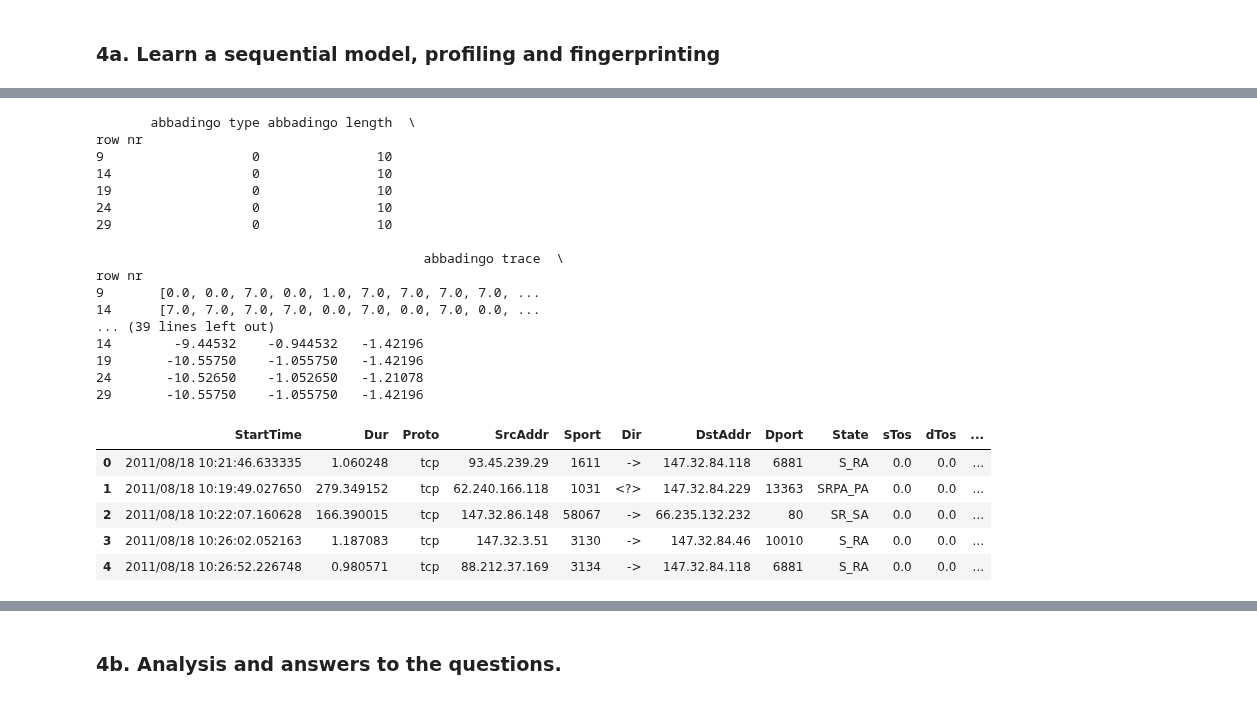
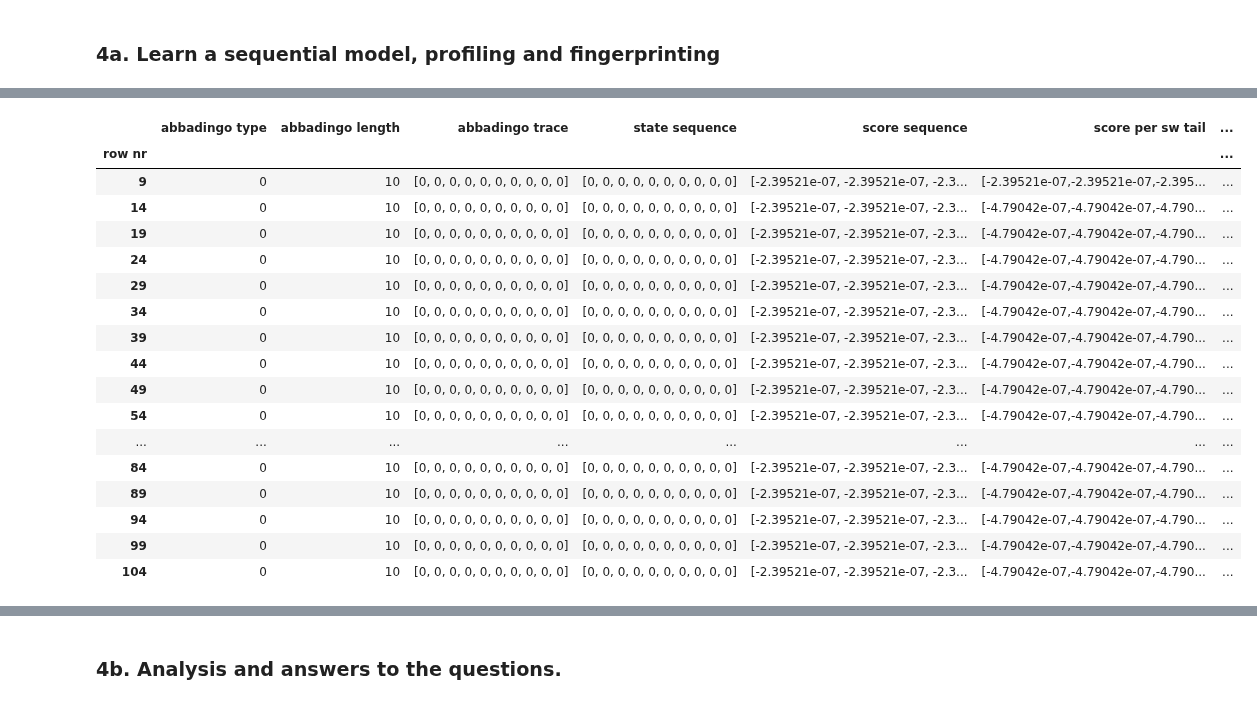
Before and after one commit to kbaran1998/CS4035-cyber-data, a Jupyter notebook: lab3/Lab3.ipynb, the cells around one changed output, grey strips where cells are left out. Drawn from its saved outputs; the diff is of its cells as text; code cells hidden in the pictures.

```diff
--- a/lab3/Lab3.ipynb
+++ b/lab3/Lab3.ipynb
@@ -700 +1070,7 @@ Next df
+# %%
+df9 = pd.read_csv("datasets/dataset_9/capture20110817.binetflow")
+df9_processed = process_df(df9.copy(), feature1, feature2, feat_map)
+
+df9_host = df9_processed[df9_processed["SrcAddr"] == selected_host].copy()
+df9_host.drop(columns=["SrcAddr"], inplace=True)
 # %%
@@ -731,39 +1125,0 @@ df_trace.rename(columns={"code": "symb"}, inplace=True)
-# %%
-from flexfringe import FlexFringe
-
-
-flexfringe = FlexFringe(
-    flexfringe_path="C:/Users/micha/Downloads/FlexFringe-latest/FlexFringe-latest/flexfringe-x64-windows.exe",
-    heuristic_name="alergia",
-    data_name="alergia_data",
-    slidingwindow=1,
-    swsize=10
-)
-
-# Learn a state machine
-flexfringe.fit(full_host_df,
-                sinkson=1,
-               sinkcount=1)
-
-# Use state machine to predict likelihoods
-host_prediction = flexfringe.predict(full_host_df)
-
-print(host_prediction.head())
-# %% [output]
-       abbadingo type abbadingo length  \
-row nr
-9                   0               10
-14                  0               10
-19                  0               10
-24                  0               10
-29                  0               10
-
-                                          abbadingo trace  \
-row nr
-9       [0.0, 0.0, 7.0, 0.0, 1.0, 7.0, 7.0, 7.0, 7.0, ...
-14      [7.0, 7.0, 7.0, 7.0, 0.0, 7.0, 0.0, 7.0, 0.0, ...
-... (39 lines left out)
-14        -9.44532    -0.944532   -1.42196
-19       -10.55750    -1.055750   -1.42196
-24       -10.52650    -1.052650   -1.21078
-29       -10.55750    -1.055750   -1.42196
@@ -772,11 +1126,26 @@ host_prediction = df.copy()
+# %%
+# Use state machine to predict likelihoods
+host_prediction = flexfringe.predict(df9_host)
 # %%
-display(host_prediction.head())
+display(host_prediction.head(20))
 # %% [output]
-|  | StartTime | Dur | Proto | SrcAddr | Sport | Dir | DstAddr | Dport | State | sTos | dTos | ... |
-| 0 | 2011/08/18 10:21:46.633335 | 1.060248 | tcp | 93.45.239.29 | 1611 | -> | 147.32.84.118 | 6881 | S_RA | 0.0 | 0.0 | ... |
-| 1 | 2011/08/18 10:19:49.027650 | 279.349152 | tcp | 62.240.166.118 | 1031 | <?> | 147.32.84.229 | 13363 | SRPA_PA | 0.0 | 0.0 | ... |
-| 2 | 2011/08/18 10:22:07.160628 | 166.390015 | tcp | 147.32.86.148 | 58067 | -> | 66.235.132.232 | 80 | SR_SA | 0.0 | 0.0 | ... |
-| 3 | 2011/08/18 10:26:02.052163 | 1.187083 | tcp | 147.32.3.51 | 3130 | -> | 147.32.84.46 | 10010 | S_RA | 0.0 | 0.0 | ... |
-| 4 | 2011/08/18 10:26:52.226748 | 0.980571 | tcp | 88.212.37.169 | 3134 | -> | 147.32.84.118 | 6881 | S_RA | 0.0 | 0.0 | ... |
+|  | abbadingo type | abbadingo length | abbadingo trace | state sequence | score sequence | score per sw tail | ... |
+| row nr |  |  |  |  |  |  | ... |
+| 9 | 0 | 10 | [0, 0, 0, 0, 0, 0, 0, 0, 0, 0] | [0, 0, 0, 0, 0, 0, 0, 0, 0, 0] | [-2.39521e-07, -2.39521e-07, -2.3... | [-2.39521e-07,-2.39521e-07,-2.395... | ... |
+| 14 | 0 | 10 | [0, 0, 0, 0, 0, 0, 0, 0, 0, 0] | [0, 0, 0, 0, 0, 0, 0, 0, 0, 0] | [-2.39521e-07, -2.39521e-07, -2.3... | [-4.79042e-07,-4.79042e-07,-4.790... | ... |
+| 19 | 0 | 10 | [0, 0, 0, 0, 0, 0, 0, 0, 0, 0] | [0, 0, 0, 0, 0, 0, 0, 0, 0, 0] | [-2.39521e-07, -2.39521e-07, -2.3... | [-4.79042e-07,-4.79042e-07,-4.790... | ... |
+| 24 | 0 | 10 | [0, 0, 0, 0, 0, 0, 0, 0, 0, 0] | [0, 0, 0, 0, 0, 0, 0, 0, 0, 0] | [-2.39521e-07, -2.39521e-07, -2.3... | [-4.79042e-07,-4.79042e-07,-4.790... | ... |
+| 29 | 0 | 10 | [0, 0, 0, 0, 0, 0, 0, 0, 0, 0] | [0, 0, 0, 0, 0, 0, 0, 0, 0, 0] | [-2.39521e-07, -2.39521e-07, -2.3... | [-4.79042e-07,-4.79042e-07,-4.790... | ... |
+| 34 | 0 | 10 | [0, 0, 0, 0, 0, 0, 0, 0, 0, 0] | [0, 0, 0, 0, 0, 0, 0, 0, 0, 0] | [-2.39521e-07, -2.39521e-07, -2.3... | [-4.79042e-07,-4.79042e-07,-4.790... | ... |
+| 39 | 0 | 10 | [0, 0, 0, 0, 0, 0, 0, 0, 0, 0] | [0, 0, 0, 0, 0, 0, 0, 0, 0, 0] | [-2.39521e-07, -2.39521e-07, -2.3... | [-4.79042e-07,-4.79042e-07,-4.790... | ... |
+| 44 | 0 | 10 | [0, 0, 0, 0, 0, 0, 0, 0, 0, 0] | [0, 0, 0, 0, 0, 0, 0, 0, 0, 0] | [-2.39521e-07, -2.39521e-07, -2.3... | [-4.79042e-07,-4.79042e-07,-4.790... | ... |
+| 49 | 0 | 10 | [0, 0, 0, 0, 0, 0, 0, 0, 0, 0] | [0, 0, 0, 0, 0, 0, 0, 0, 0, 0] | [-2.39521e-07, -2.39521e-07, -2.3... | [-4.79042e-07,-4.79042e-07,-4.790... | ... |
+| 54 | 0 | 10 | [0, 0, 0, 0, 0, 0, 0, 0, 0, 0] | [0, 0, 0, 0, 0, 0, 0, 0, 0, 0] | [-2.39521e-07, -2.39521e-07, -2.3... | [-4.79042e-07,-4.79042e-07,-4.790... | ... |
+| ... | ... | ... | ... | ... | ... | ... | ... |
+| 84 | 0 | 10 | [0, 0, 0, 0, 0, 0, 0, 0, 0, 0] | [0, 0, 0, 0, 0, 0, 0, 0, 0, 0] | [-2.39521e-07, -2.39521e-07, -2.3... | [-4.79042e-07,-4.79042e-07,-4.790... | ... |
+| 89 | 0 | 10 | [0, 0, 0, 0, 0, 0, 0, 0, 0, 0] | [0, 0, 0, 0, 0, 0, 0, 0, 0, 0] | [-2.39521e-07, -2.39521e-07, -2.3... | [-4.79042e-07,-4.79042e-07,-4.790... | ... |
+| 94 | 0 | 10 | [0, 0, 0, 0, 0, 0, 0, 0, 0, 0] | [0, 0, 0, 0, 0, 0, 0, 0, 0, 0] | [-2.39521e-07, -2.39521e-07, -2.3... | [-4.79042e-07,-4.79042e-07,-4.790... | ... |
+| 99 | 0 | 10 | [0, 0, 0, 0, 0, 0, 0, 0, 0, 0] | [0, 0, 0, 0, 0, 0, 0, 0, 0, 0] | [-2.39521e-07, -2.39521e-07, -2.3... | [-4.79042e-07,-4.79042e-07,-4.790... | ... |
+| 104 | 0 | 10 | [0, 0, 0, 0, 0, 0, 0, 0, 0, 0] | [0, 0, 0, 0, 0, 0, 0, 0, 0, 0] | [-2.39521e-07, -2.39521e-07, -2.3... | [-4.79042e-07,-4.79042e-07,-4.790... | ... |
 # %%
 flexfringe.show()
```
Also changed, not shown: parts of 40 cells of this notebook.
